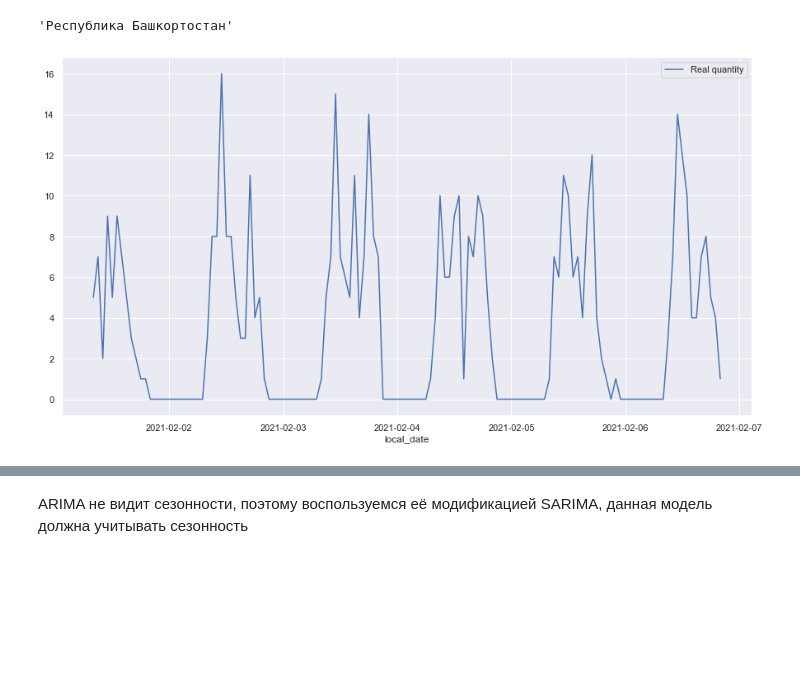
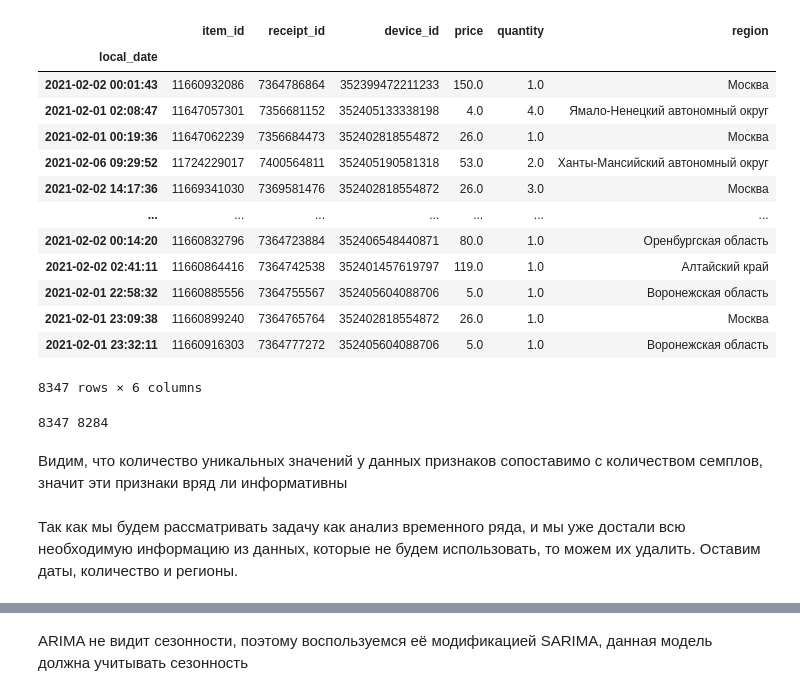
Before and after one commit to tosharybkin/EPROMO_TEST, a Jupyter notebook: notebooks/Notebook_Cola.ipynb, the cells around one changed output, grey strips where cells are left out. Drawn from its saved outputs; the diff is of its cells as text; code cells hidden in the pictures; blank space fills up the shorter version.

```diff
--- a/notebooks/Notebook_Cola.ipynb
+++ b/notebooks/Notebook_Cola.ipynb
@@ -147,9 +83,38 @@ regions
-# %%
-#индекс для региона принимает значения от 0 до 63
-region_index = 1
-
-df_reg = get_region_data(df, regions[region_index])
-regions[region_index]
-# %% [output]
-'Республика Башкортостан'
-[figure, removed]
+# %%
+df = pd.read_csv(r'..\data\dataset.csv', index_col=['local_date'], parse_dates=['local_date'])
+
+#Уберём колонку с целочисленными индксами и выберем код товара
+df = df.drop(['Unnamed: 0'], axis=1)
+df = df[df['barcode'] == '2000000000008']
+df = df.drop(['barcode'],
+               axis = 1)
+
+#sns.heatmap(df.corr(), annot = True, fmt='.1g')
+
+df
+# %% [output]
+|  | item_id | receipt_id | device_id | price | quantity | region |
+| local_date |  |  |  |  |  |  |
+| 2021-02-02 00:01:43 | 11660932086 | 7364786864 | 352399472211233 | 150.0 | 1.0 | Москва |
+| 2021-02-01 02:08:47 | 11647057301 | 7356681152 | 352405133338198 | 4.0 | 4.0 | Ямало-Ненецкий автономный округ |
+| 2021-02-01 00:19:36 | 11647062239 | 7356684473 | 352402818554872 | 26.0 | 1.0 | Москва |
+| 2021-02-06 09:29:52 | 11724229017 | 7400564811 | 352405190581318 | 53.0 | 2.0 | Ханты-Мансийский автономный округ |
+| 2021-02-02 14:17:36 | 11669341030 | 7369581476 | 352402818554872 | 26.0 | 3.0 | Москва |
+| ... | ... | ... | ... | ... | ... | ... |
+| 2021-02-02 00:14:20 | 11660832796 | 7364723884 | 352406548440871 | 80.0 | 1.0 | Оренбургская область |
+| 2021-02-02 02:41:11 | 11660864416 | 7364742538 | 352401457619797 | 119.0 | 1.0 | Алтайский край |
+| 2021-02-01 22:58:32 | 11660885556 | 7364755567 | 352405604088706 | 5.0 | 1.0 | Воронежская область |
+| 2021-02-01 23:09:38 | 11660899240 | 7364765764 | 352402818554872 | 26.0 | 1.0 | Москва |
+| 2021-02-01 23:32:11 | 11660916303 | 7364777272 | 352405604088706 | 5.0 | 1.0 | Воронежская область |
+8347 rows × 6 columns
+# %%
+print(len(df['item_id'].value_counts()),
+      len(df['receipt_id'].value_counts()))
+
+df = df.drop(['receipt_id',
+              'item_id'],
+               axis = 1)
+# %% [output]
+8347 8284
+# %% [markdown]
+Видим, что количество уникальных значений у данных признаков сопоставимо с количеством семплов, значит эти признаки вряд ли информативны
@@ -155,0 +133,2 @@ regions[region_index]
+# %% [markdown]
+Так как мы будем рассматривать задачу как анализ временного ряда, и мы уже достали всю необходимую информацию из данных, которые не будем использовать, то можем их удалить. Оставим даты, количество и регионы.
```
Also changed, not shown: parts of 14 cells of this notebook.
